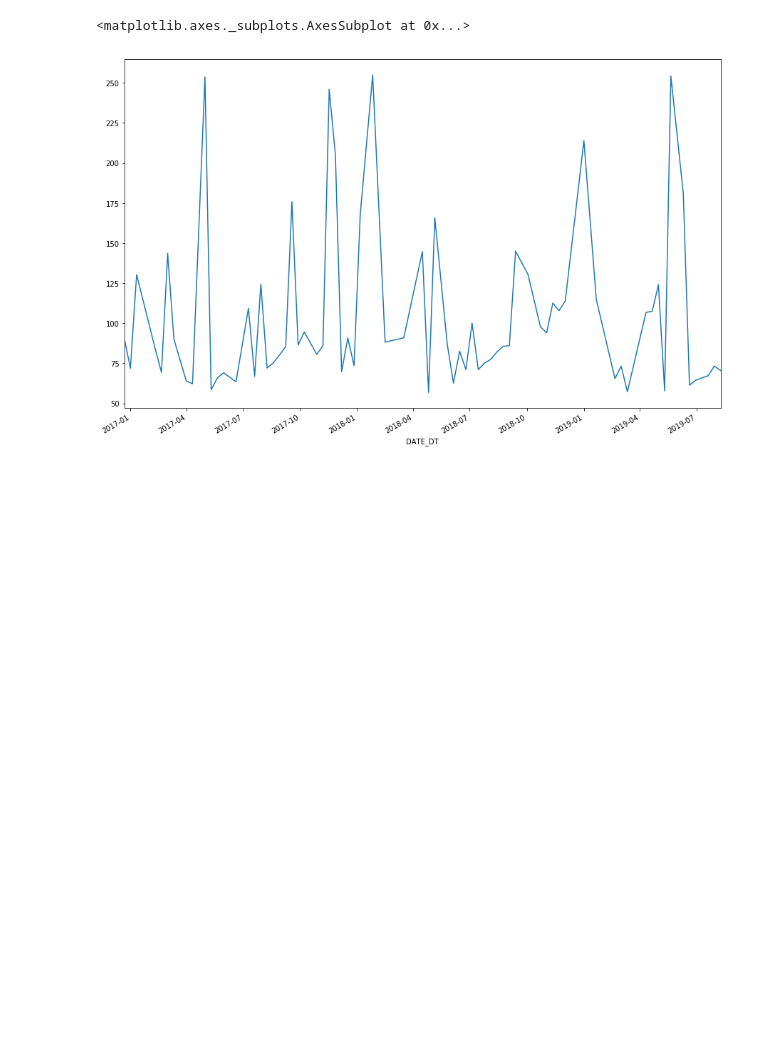
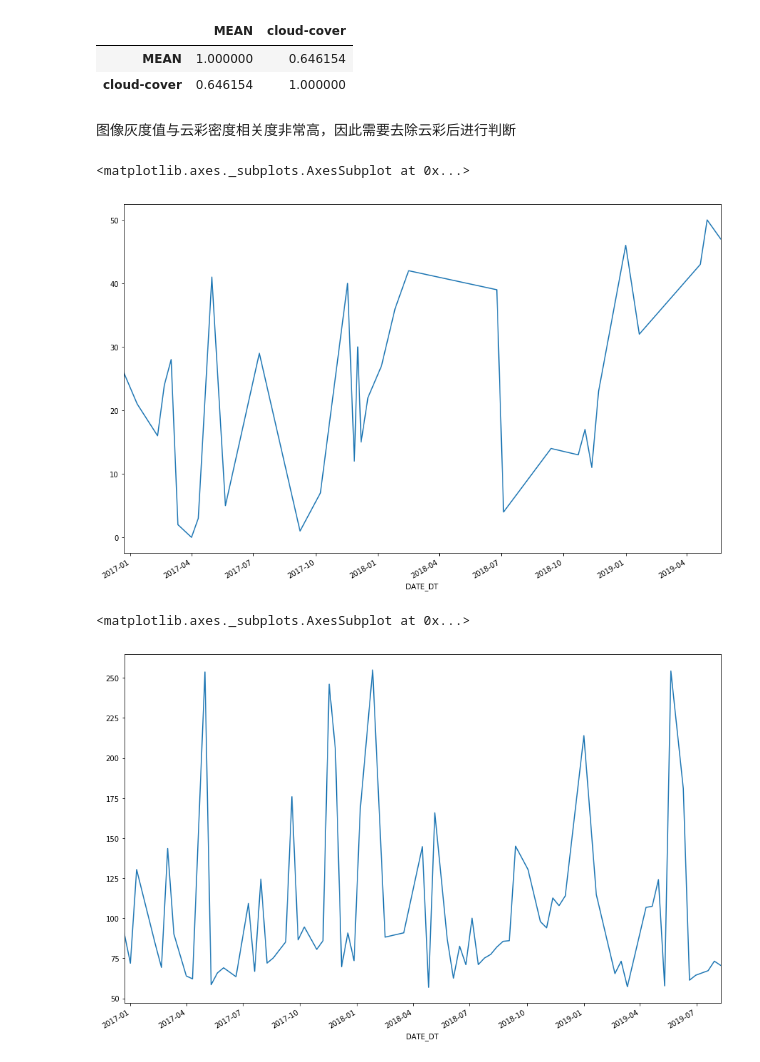
Before and after one commit to xiaochuan-du/mel-datathon-data, a Jupyter notebook: notebooks/EDA.ipynb, the cells around one changed output. Drawn from its saved outputs; the diff is of its cells as text; code cells hidden in the pictures; blank space fills up the shorter version.

```diff
--- a/notebooks/EDA.ipynb
+++ b/notebooks/EDA.ipynb
@@ -68 +110,15 @@ eda_imags = eda_imags.assign(
+# %%
+eda_imags[['MEAN', 'cloud-cover']].corr()
+# %% [output]
+|  | MEAN | cloud-cover |
+| MEAN | 1.000000 | 0.646154 |
+| cloud-cover | 0.646154 | 1.000000 |
+# %% [markdown]
+图像灰度值与云彩密度相关度非常高，因此需要去除云彩后进行判断
+# %%
+ _, ax = plt.subplots(nrows=1, ncols=1, figsize=(15, 10))
+metadata['cloud-cover'].drop_duplicates().plot(ax=ax)
+# %% [output]
+<matplotlib.axes._subplots.AxesSubplot at 0x...>
+[figure, added]
 # %%
```
Also changed, not shown: parts of 14 cells of this notebook.
